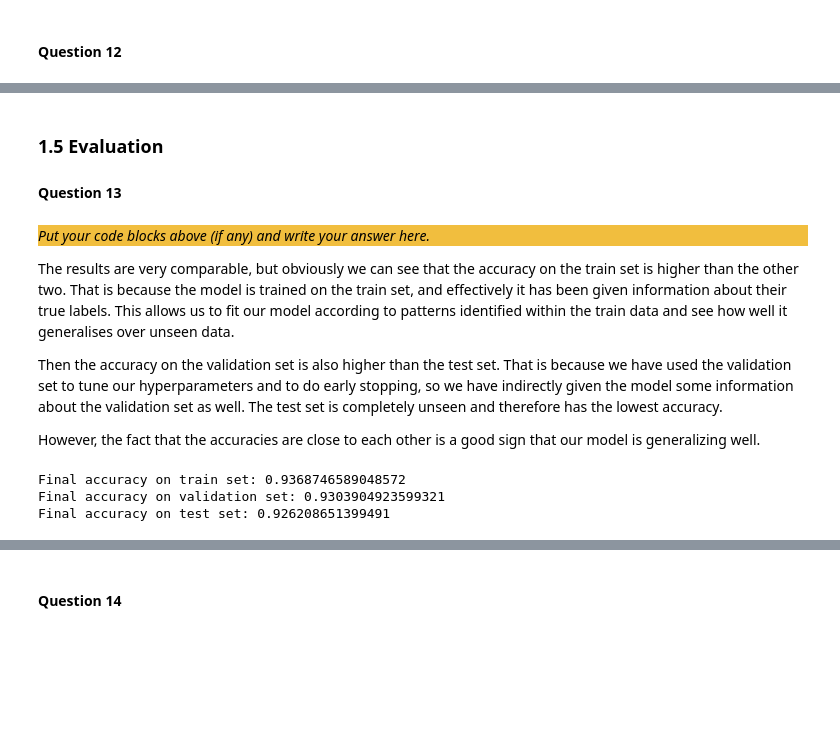
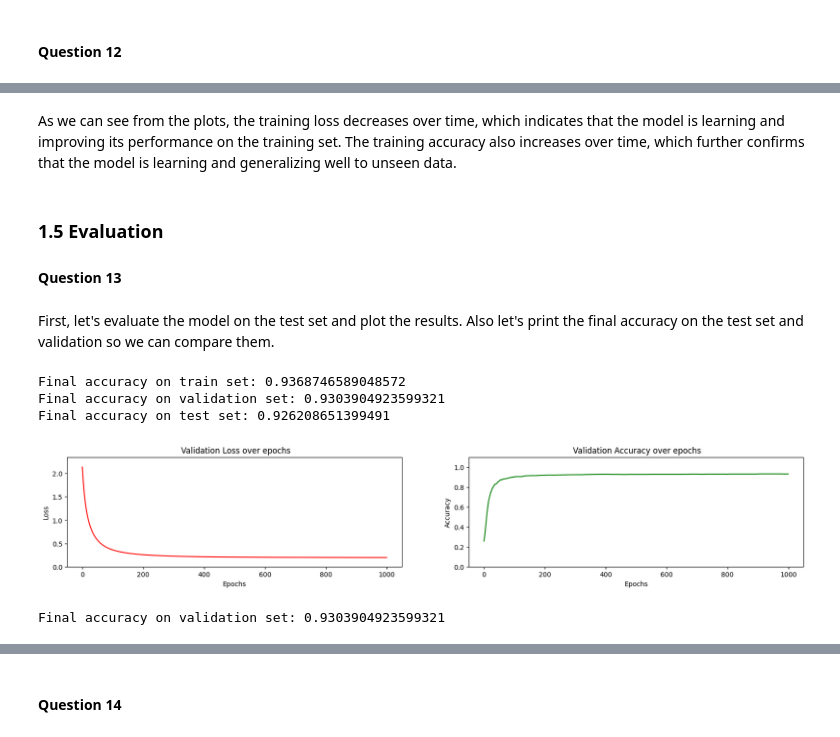
Before and after one commit to zain1290/Artificial-Neural-Network, a Jupyter notebook: src/Main.ipynb, the cells around one changed output, grey strips where cells are left out. Cells and saved outputs as stored; diff of their text form; code cells hidden in the pictures; blank space fills up the shorter version.

```diff
--- a/src/Main.ipynb
+++ b/src/Main.ipynb
@@ -736,24 +737,21 @@ Final accuracy on test set: 0.926208651399491
+# %% [markdown]
+As we can see from the plots, the training loss decreases over time, which indicates that the model is learning and improving its performance on the training set. The training accuracy also increases over time, which further confirms that the model is learning and generalizing well to unseen data.
 # %% [markdown]
 ### 1.5 Evaluation
 
 #### Question 13
 # %% [markdown]
-<div style="background-color:#f1be3e">
-
-_Put your code blocks above (if any) and write your answer here._
-
-</div>
-
-The results are very comparable, but obviously we can see that the accuracy on the train set is higher than the other two. That is because the model is trained on the train set, and effectively it has been given information about their true labels. This allows us to fit our model according to patterns identified within the train data and see how well it generalises over unseen data.
-
-Then the accuracy on the validation set is also higher than the test set. That is because we have used the validation set to tune our hyperparameters and to do early stopping, so we have indirectly given the model some information about the validation set as well. The test set is completely unseen and therefore has the lowest accuracy.
-
-However, the fact that the accuracies are close to each other is a good sign that our model is generalizing well.
+First, let's evaluate the model on the test set and plot the results. Also let's print the final accuracy on the test set and validation so we can compare them.
 # %%
 print("Final accuracy on train set:", accuracies[-1])
 print("Final accuracy on validation set:", accuracies_val[-1])
 print("Final accuracy on test set:", accuracies_test[-1])
+
+plot_accuracy_loss(losses_val, accuracies_val, title=" Validation ")
+print("Final accuracy on validation set:", accuracies_val[-1])
 # %% [output]
 Final accuracy on train set: 0.9368746589048572
 Final accuracy on validation set: 0.9303904923599321
 Final accuracy on test set: 0.926208651399491
+[figure, added]
+Final accuracy on validation set: 0.9303904923599321
```
Also changed, not shown: parts of 52 cells of this notebook.
